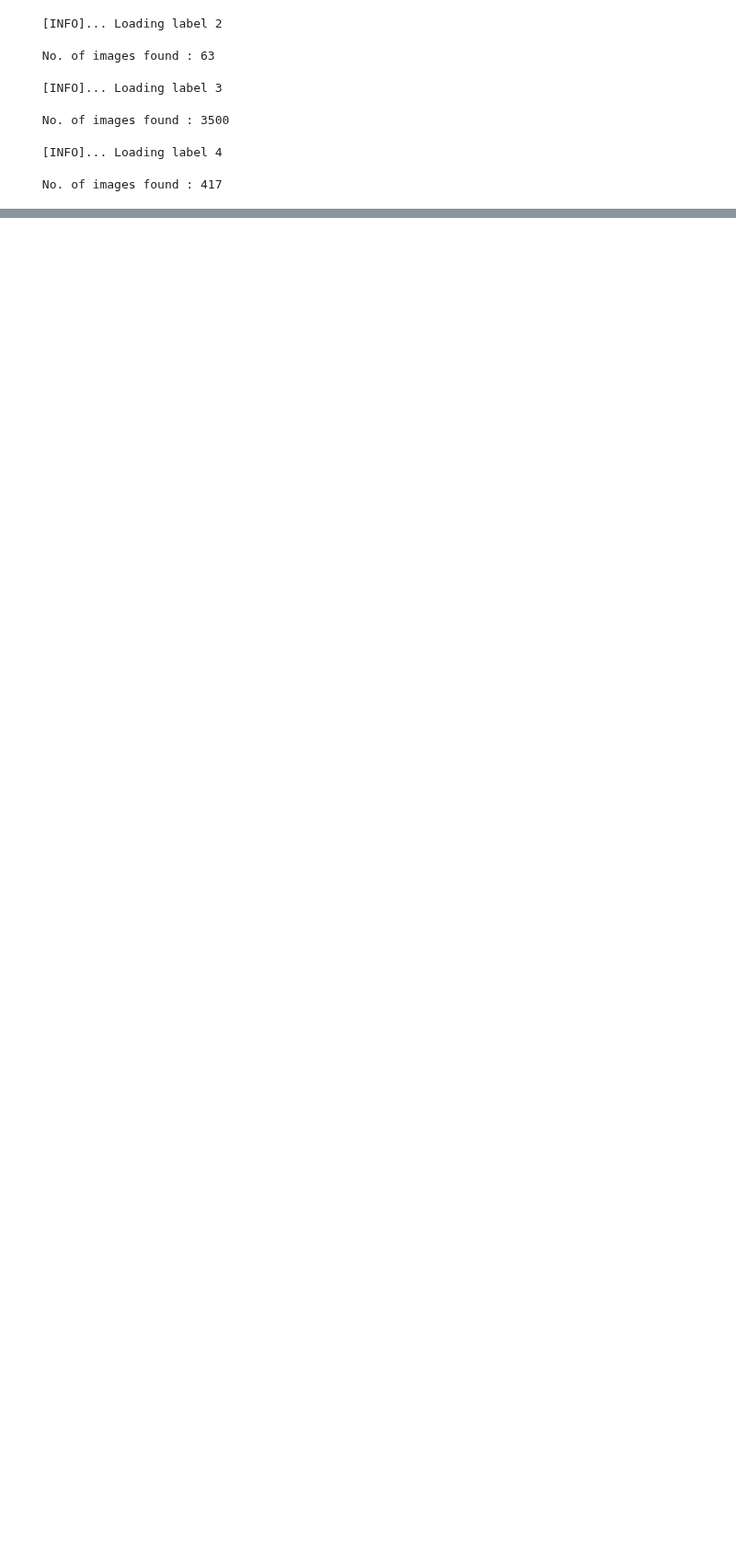
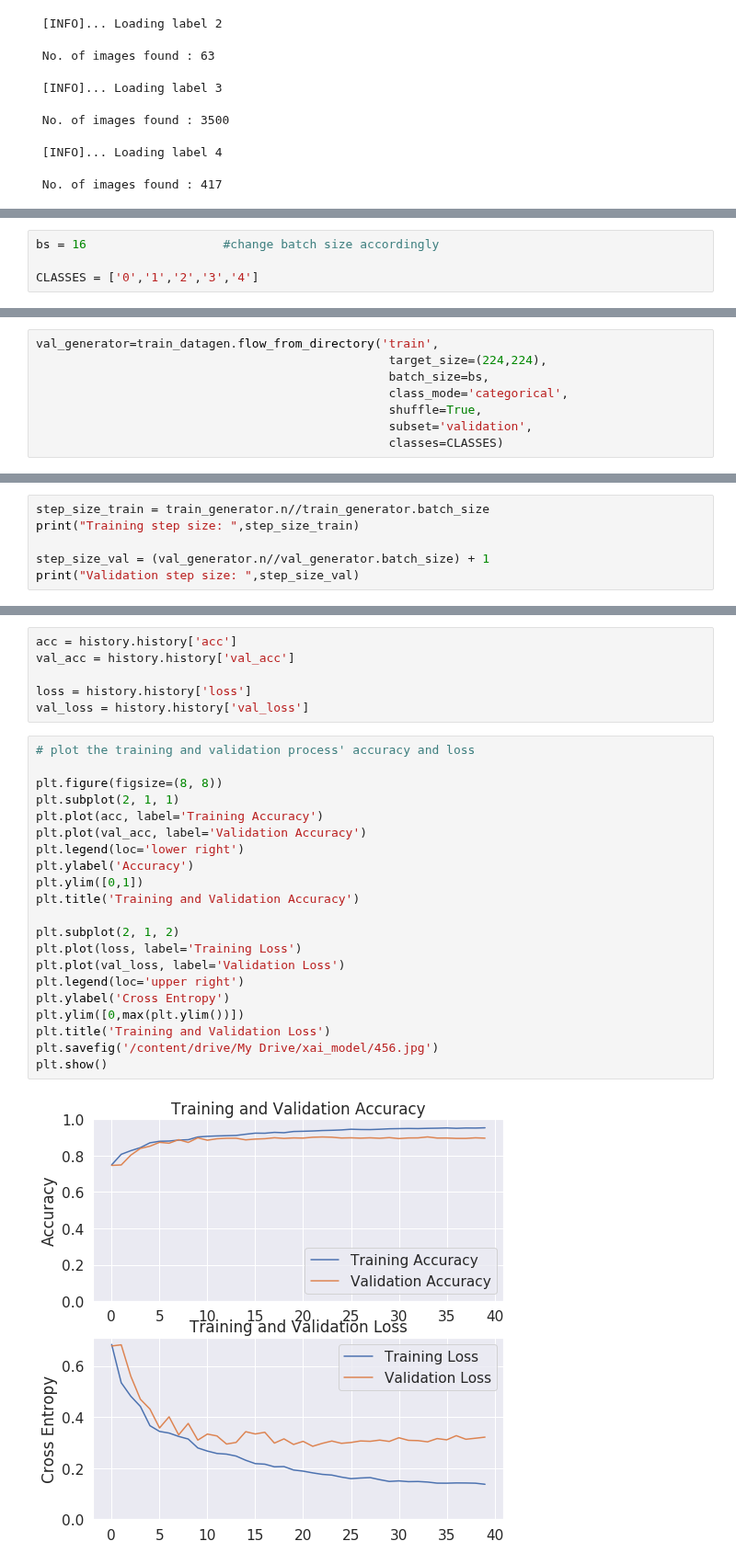
Before and after one commit to mahesh-sudhakar/NEU_XAI, a Jupyter notebook: severstal_play.ipynb, the cells around one changed output, grey strips where cells are left out. Shown at 92% size. Drawn from its saved outputs; the diff is of its cells as text; blank space fills up the shorter version.

```diff
--- a/severstal_play.ipynb
+++ b/severstal_play.ipynb
@@ -588,0 +603,4 @@ for label in tqdm(range(5)):
+# %%
+bs = 16                   #change batch size accordingly
+
+CLASSES = ['0','1','2','3','4']
@@ -588,0 +622,8 @@ for label in tqdm(range(5)):
+# %%
+val_generator=train_datagen.flow_from_directory('train',
+                                                 target_size=(224,224),
+                                                 batch_size=bs,
+                                                 class_mode='categorical',
+                                                 shuffle=True,
+                                                 subset='validation',
+                                                 classes=CLASSES)
@@ -588,0 +632,6 @@ for label in tqdm(range(5)):
+# %%
+step_size_train = train_generator.n//train_generator.batch_size
+print("Training step size: ",step_size_train)
+
+step_size_val = (val_generator.n//val_generator.batch_size) + 1
+print("Validation step size: ",step_size_val)
@@ -588,0 +732,29 @@ for label in tqdm(range(5)):
+# %%
+acc = history.history['acc']
+val_acc = history.history['val_acc']
+
+loss = history.history['loss']
+val_loss = history.history['val_loss']
+# %%
+# plot the training and validation process' accuracy and loss
+
+plt.figure(figsize=(8, 8))
+plt.subplot(2, 1, 1)
+plt.plot(acc, label='Training Accuracy')
+plt.plot(val_acc, label='Validation Accuracy')
+plt.legend(loc='lower right')
+plt.ylabel('Accuracy')
+plt.ylim([0,1])
+plt.title('Training and Validation Accuracy')
+
+plt.subplot(2, 1, 2)
+plt.plot(loss, label='Training Loss')
+plt.plot(val_loss, label='Validation Loss')
+plt.legend(loc='upper right')
+plt.ylabel('Cross Entropy')
+plt.ylim([0,max(plt.ylim())])
+plt.title('Training and Validation Loss')
+plt.savefig('/content/drive/My Drive/xai_model/456.jpg')
+plt.show()
+# %% [output]
+[figure, added]
```
Also changed, not shown: parts of 36 cells of this notebook.
